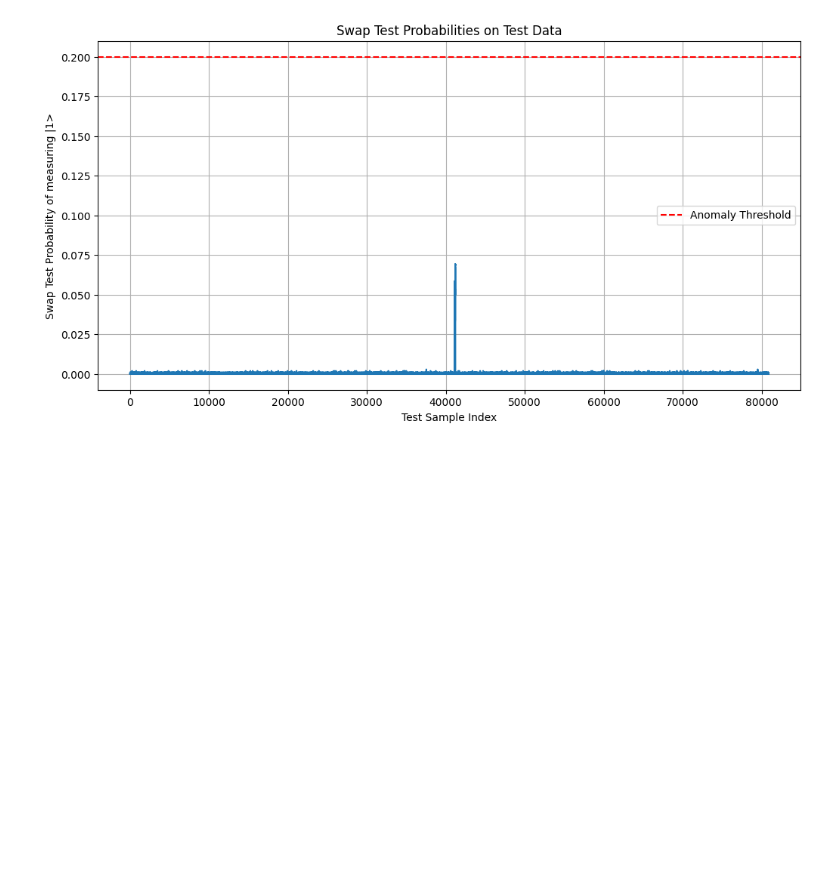
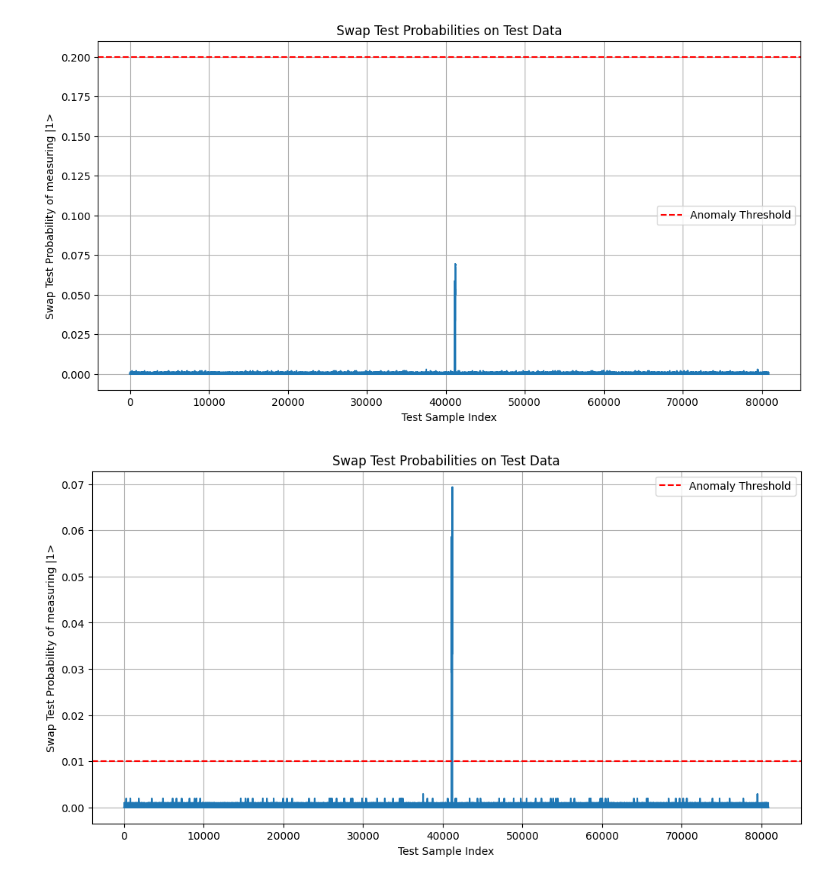
Before and after one commit to filippoalbani/quantum_autoencoders, a Jupyter notebook: Quantum_Autoencoder_for_Time_Series_Anomaly_Detection.ipynb, the cells around one changed output. Drawn from its saved outputs; the diff is of its cells as text; code cells hidden in the pictures; blank space fills up the shorter version.

```diff
--- a/Quantum_Autoencoder_for_Time_Series_Anomaly_Detection.ipynb
+++ b/Quantum_Autoencoder_for_Time_Series_Anomaly_Detection.ipynb
@@ -291,7 +291,7 @@ test_dataset = TimeSeriesDataset(test_data, window_size, stride)
 test_loader = DataLoader(test_dataset, batch_size=1, shuffle=False)
 
 anomalies = []
-threshold = 0.2  # Threshold for considering the states different
+threshold = 0.01  # Threshold for considering the states different
 normal_probs = []
 
 progress_bar = tqdm(enumerate(test_loader), total=len(test_loader), desc="Processing Test Samples")
@@ -303,18 +303,20 @@ for i, test_sample in progress_bar:
         anomalies.append(i)
 
 print(f"Detected anomalies at indices: {anomalies}")
-
-import matplotlib.pyplot as plt
-
-plt.figure(figsize=(12, 6))
-plt.plot(normal_probs)
-plt.xlabel('Test Sample Index')
-plt.ylabel('Swap Test Probability of measuring |1>')
-plt.title('Swap Test Probabilities on Test Data')
-plt.axhline(y=threshold, color='r', linestyle='--', label='Anomaly Threshold')
-plt.legend()
-plt.grid(True)
-plt.show()
 # %% [output]
 Detected anomalies at indices: []
 [figure]
+# %%
+import matplotlib.pyplot as plt
+
+plt.figure(figsize=(12, 6))
+plt.plot(normal_probs)
+plt.xlabel('Test Sample Index')
+plt.ylabel('Swap Test Probability of measuring |1>')
+plt.title('Swap Test Probabilities on Test Data')
+plt.axhline(y=0.01, color='r', linestyle='--', label='Anomaly Threshold')
+plt.legend()
+plt.grid(True)
+plt.show()
+# %% [output]
+[figure, added]
```
